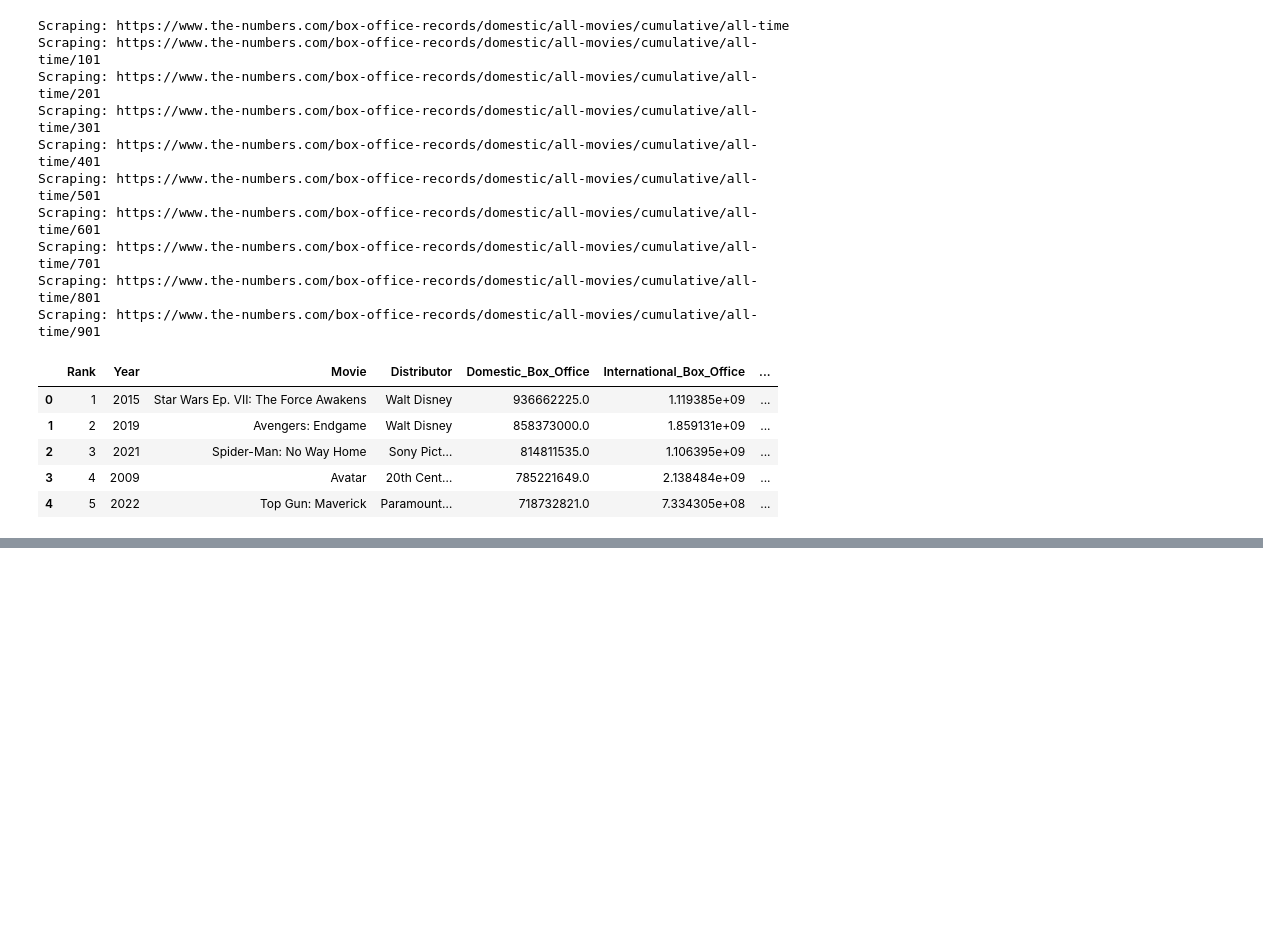
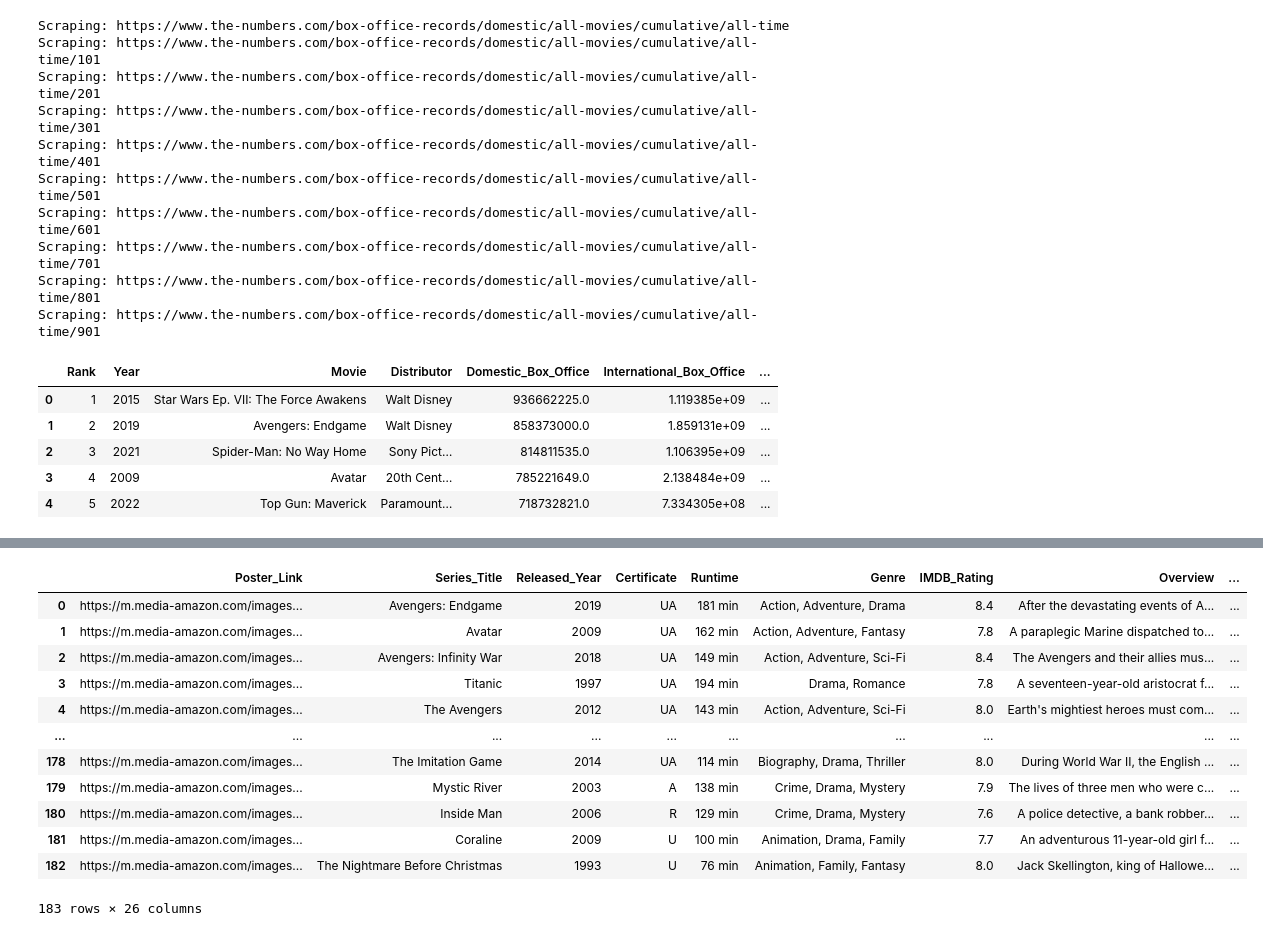
Before and after one commit to abdolhmed/Data_Acquisition_Preprocessing_CA, a Jupyter notebook: MovieCA.ipynb, the cells around one changed output, grey strips where cells are left out. Drawn from its saved outputs; the diff is of its cells as text; code cells hidden in the pictures; blank space fills up the shorter version.

```diff
--- a/MovieCA.ipynb
+++ b/MovieCA.ipynb
@@ -189,0 +263,20 @@ numbers_df.to_csv("scraped_box_office_full.csv", index=False)
+# %%
+df_sorted["clean_key"] = df_sorted["clean_title"] + "_" + df_sorted["Released_Year"].astype(str)
+numbers_df["clean_key"] = numbers_df["clean_title"] + "_" + numbers_df["Year"].astype(str)
+# %%
+merged = pd.merge(df_sorted, numbers_df, on="clean_key", how="inner")
+merged
+# %% [output]
+|  | Poster_Link | Series_Title | Released_Year | Certificate | Runtime | Genre | IMDB_Rating | Overview | ... |
+| 0 | https://m.media-amazon.com/images... | Avengers: Endgame | 2019 | UA | 181 min | Action, Adventure, Drama | 8.4 | After the devastating events of A... | ... |
+| 1 | https://m.media-amazon.com/images... | Avatar | 2009 | UA | 162 min | Action, Adventure, Fantasy | 7.8 | A paraplegic Marine dispatched to... | ... |
+| 2 | https://m.media-amazon.com/images... | Avengers: Infinity War | 2018 | UA | 149 min | Action, Adventure, Sci-Fi | 8.4 | The Avengers and their allies mus... | ... |
+| 3 | https://m.media-amazon.com/images... | Titanic | 1997 | UA | 194 min | Drama, Romance | 7.8 | A seventeen-year-old aristocrat f... | ... |
+| 4 | https://m.media-amazon.com/images... | The Avengers | 2012 | UA | 143 min | Action, Adventure, Sci-Fi | 8.0 | Earth's mightiest heroes must com... | ... |
+| ... | ... | ... | ... | ... | ... | ... | ... | ... | ... |
+| 178 | https://m.media-amazon.com/images... | The Imitation Game | 2014 | UA | 114 min | Biography, Drama, Thriller | 8.0 | During World War II, the English ... | ... |
+| 179 | https://m.media-amazon.com/images... | Mystic River | 2003 | A | 138 min | Crime, Drama, Mystery | 7.9 | The lives of three men who were c... | ... |
+| 180 | https://m.media-amazon.com/images... | Inside Man | 2006 | R | 129 min | Crime, Drama, Mystery | 7.6 | A police detective, a bank robber... | ... |
+| 181 | https://m.media-amazon.com/images... | Coraline | 2009 | U | 100 min | Animation, Drama, Family | 7.7 | An adventurous 11-year-old girl f... | ... |
+| 182 | https://m.media-amazon.com/images... | The Nightmare Before Christmas | 1993 | U | 76 min | Animation, Family, Fantasy | 8.0 | Jack Skellington, king of Hallowe... | ... |
+183 rows × 26 columns
```
Also changed, not shown: parts of 13 cells of this notebook.
